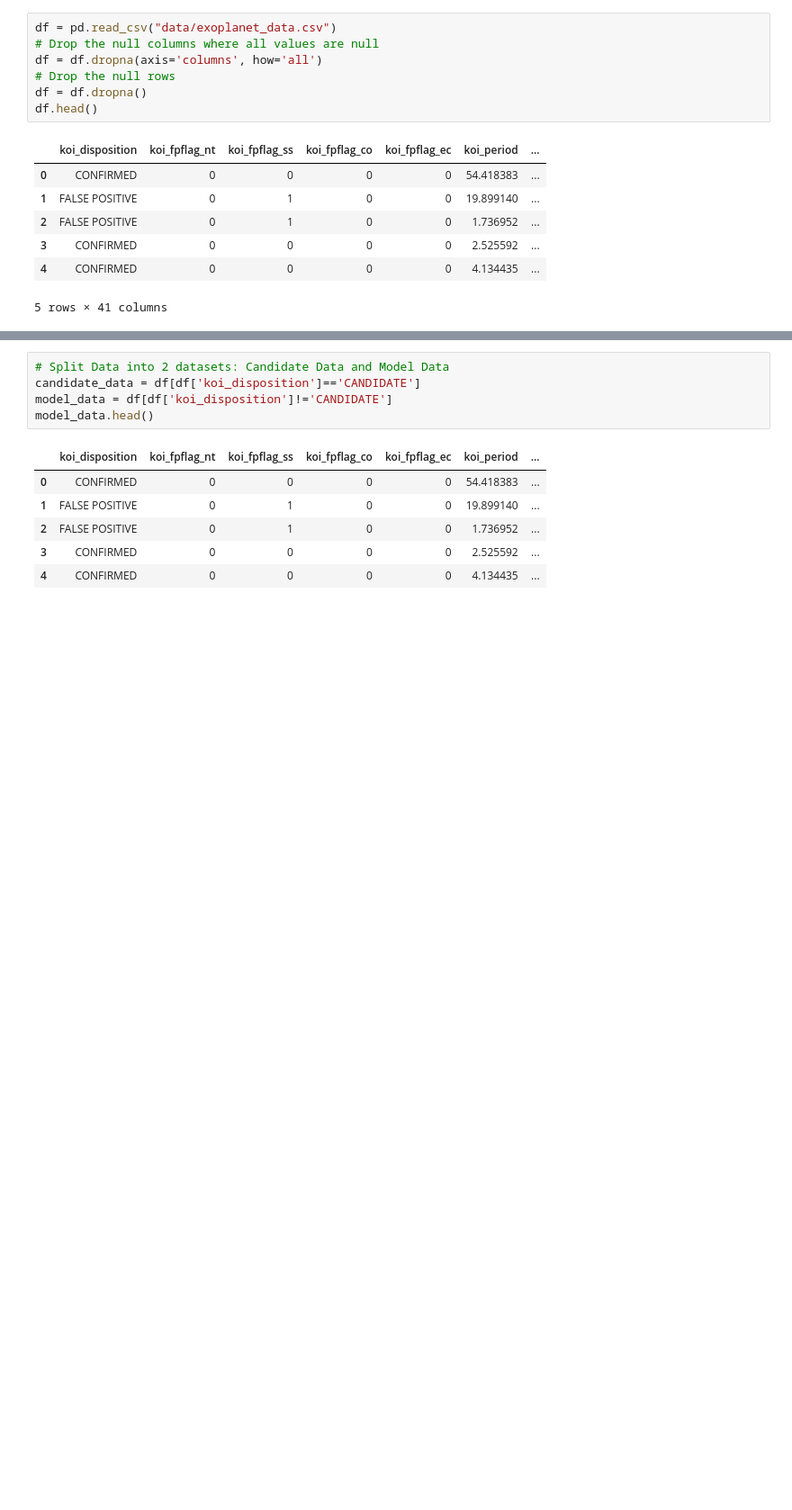
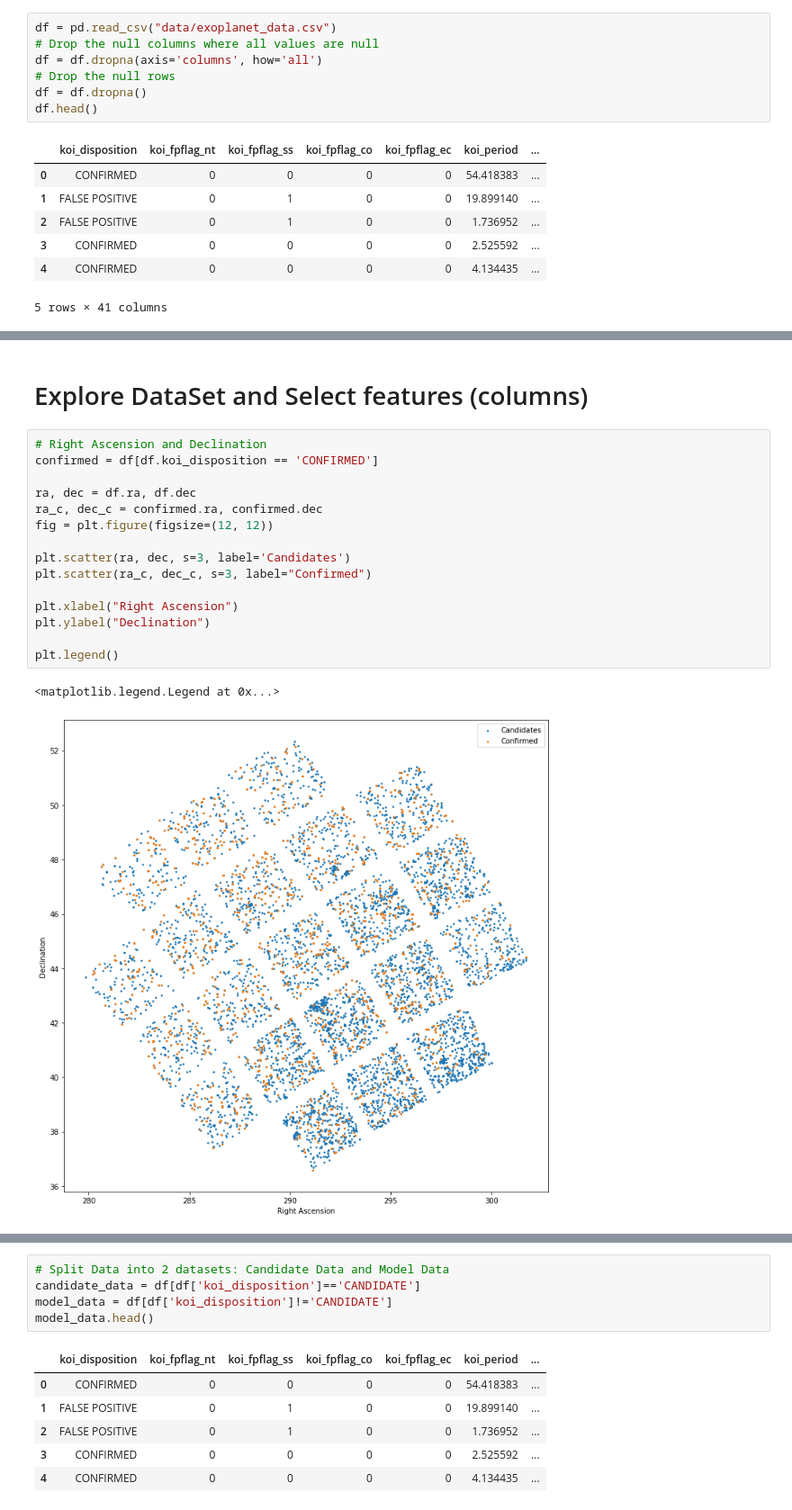
Before and after one commit to OlegRyzhkov2020/machine-learning-challenge, a Jupyter notebook: model_1.ipynb, the cells around one changed output, grey strips where cells are left out. Shown at 90% size. Drawn from its saved outputs; the diff is of its cells as text; blank space fills up the shorter version.

```diff
--- a/model_1.ipynb
+++ b/model_1.ipynb
@@ -45,0 +64,20 @@ array(['CONFIRMED', 'FALSE POSITIVE', 'CANDIDATE'], dtype=object)
+# %% [markdown]
+# Explore DataSet and Select features (columns)
+# %%
+# Right Ascension and Declination
+confirmed = df[df.koi_disposition == 'CONFIRMED']
+
+ra, dec = df.ra, df.dec
+ra_c, dec_c = confirmed.ra, confirmed.dec
+fig = plt.figure(figsize=(12, 12))
+
+plt.scatter(ra, dec, s=3, label='Candidates')
+plt.scatter(ra_c, dec_c, s=3, label="Confirmed")
+
+plt.xlabel("Right Ascension")
+plt.ylabel("Declination")
+
+plt.legend()
+# %% [output]
+<matplotlib.legend.Legend at 0x...>
+[figure, added]
```
Also changed, not shown: parts of 26 cells of this notebook, 3 other files.
